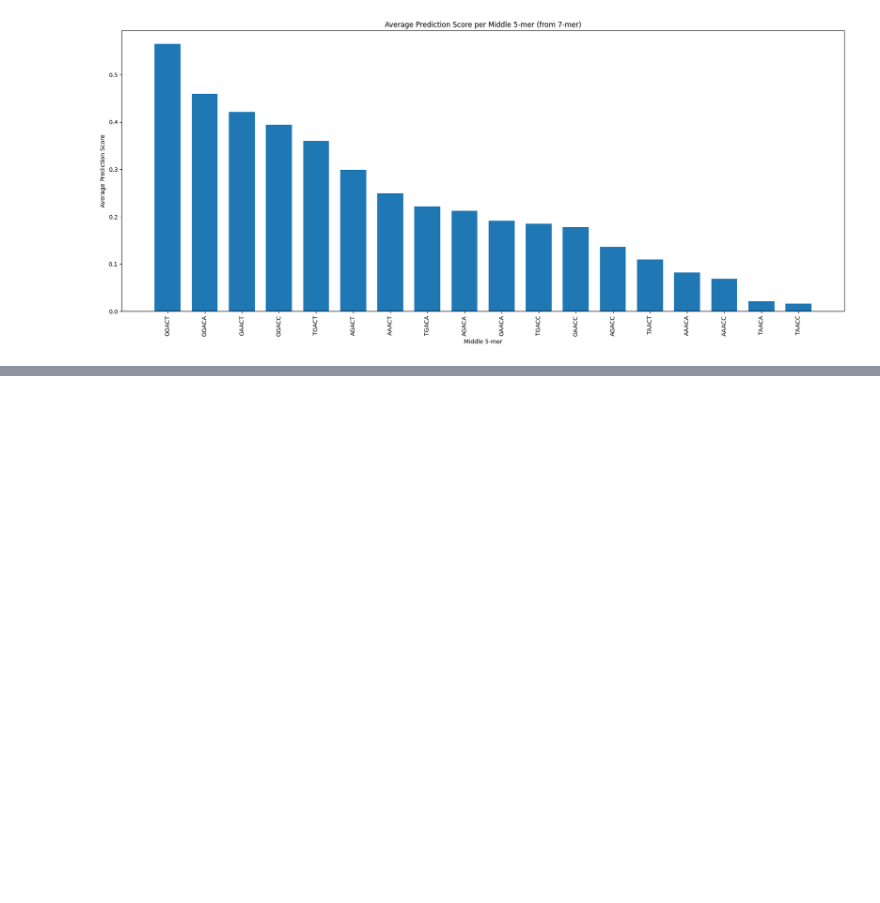
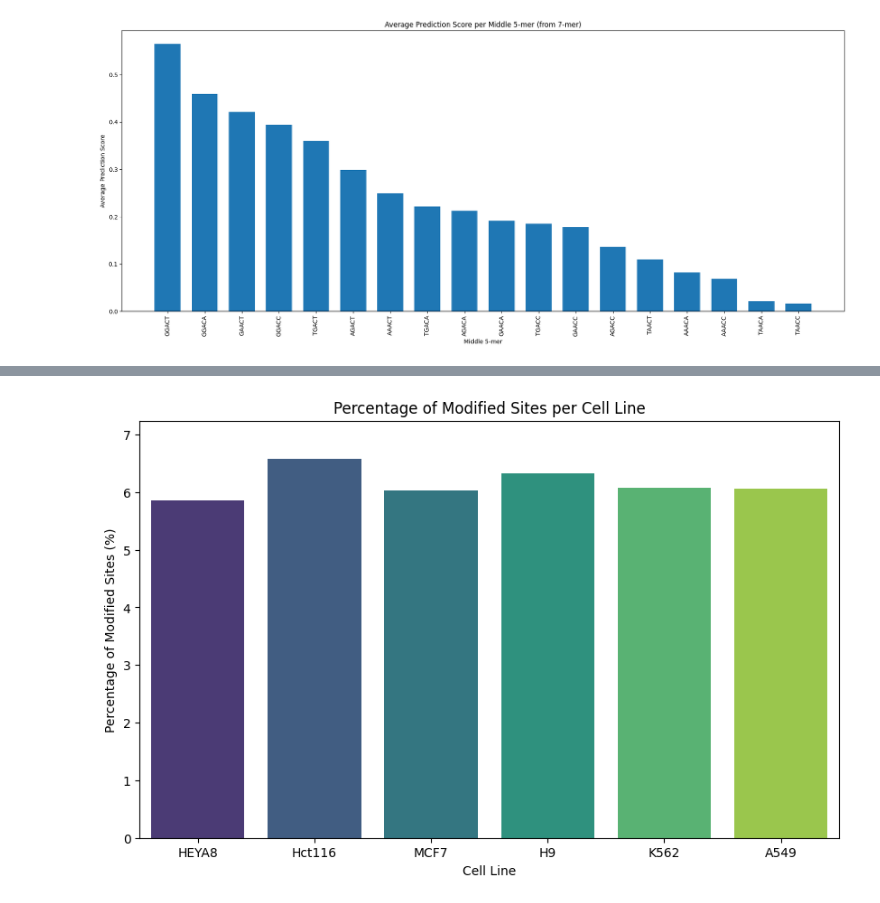
Before and after one commit to HelloTinyWorld/dsa4262, a Jupyter notebook: task2.ipynb, the cells around one changed output, grey strips where cells are left out. Saved outputs shown, nothing was run; the diff lists cells and outputs as text; code cells hidden in the pictures; blank space fills up the shorter version.

```diff
--- a/task2.ipynb
+++ b/task2.ipynb
@@ -255,3 +255,9 @@ plt.savefig("middle_5mer_avg_scores_vertical.pdf")
 plt.show()
 # %% [output]
 [figure]
+# %%
+filepath = "predictions/SGNex_A549_directRNA_replicate5_run1_prediction.csv"
+
+with open(filepath, 'r') as f:
+    for _ in range(10):
+        print(f.readline().strip())
@@ -257,0 +275,81 @@ plt.show()
+# %%
+import os
+import pandas as pd
+import numpy as np
+import matplotlib.pyplot as plt
+import seaborn as sns
+from itertools import combinations
+from scipy.stats import chi2_contingency
+
+predictions_dir = "predictions"
+chunk_size = 10000
+
+# Store counts per cell line
+cell_line_stats = {}
+
+for filename in os.listdir(predictions_dir):
+    if filename.endswith(".csv"):
+        filepath = os.path.join(predictions_dir, filename)
+        cell_line = filename.split('_')[1]
+
+        print(f"Processing {filename} for cell line {cell_line}...")
+
+        total_sites = 0
+        mod_sites = 0
+
+        for chunk in pd.read_csv(filepath, chunksize=chunk_size):
+            total_sites += len(chunk)
+            mod_sites += (chunk['score'] >= 0.8).sum()
+
+        if cell_line not in cell_line_stats:
+            cell_line_stats[cell_line] = {'total_sites': 0, 'mod_sites': 0}
+
+        cell_line_stats[cell_line]['total_sites'] += total_sites
+        cell_line_stats[cell_line]['mod_sites'] += mod_sites
+
+# Calculate percentages
+results = []
+for cell_line, stats in cell_line_stats.items():
+    percent_mod = 100 * stats['mod_sites'] / stats['total_sites']
+    results.append({
+        'cell_line': cell_line,
+        'total_sites': stats['total_sites'],
+        'mod_sites': stats['mod_sites'],
+        'percent_modified': percent_mod
+    })
+
+df_results = pd.DataFrame(results)
+
+print("\nModification Summary per Cell Line:")
+print(df_results)
+
+plt.figure(figsize=(10,6))
+max_percent = df_results['percent_modified'].max()
+sns.barplot(data=df_results, x='cell_line', y='percent_modified', palette='viridis')
+plt.title('Percentage of Modified Sites per Cell Line')
+plt.ylabel('Percentage of Modified Sites (%)')
+plt.xlabel('Cell Line')
+plt.ylim(0, max_percent * 1.1)  # Set y-limit slightly above max value for spacing
+plt.show()
+
+
+# --- Differential analysis: pairwise chi-square test ---
+
+print("\nPairwise Differential Modification Analysis (Chi-square test):")
+
+cell_lines = df_results['cell_line'].tolist()
+
+for c1, c2 in combinations(cell_lines, 2):
+    stats1 = cell_line_stats[c1]
+    stats2 = cell_line_stats[c2]
+
+    # Construct contingency table
+    # Rows: cell lines; Columns: modified, not modified
+    table = [
+        [stats1['mod_sites'], stats1['total_sites'] - stats1['mod_sites']],
+        [stats2['mod_sites'], stats2['total_sites'] - stats2['mod_sites']]
+    ]
+
+    chi2, p, dof, ex = chi2_contingency(table)
+    print(f"{c1} vs {c2}: chi2={chi2:.2f}, p-value={p:.4g}")
+# %% [output]
@@ -257,0 +376 @@ plt.show()
+[figure, added]
```
Also changed, not shown: parts of 2 cells of this notebook, 1 other file.
